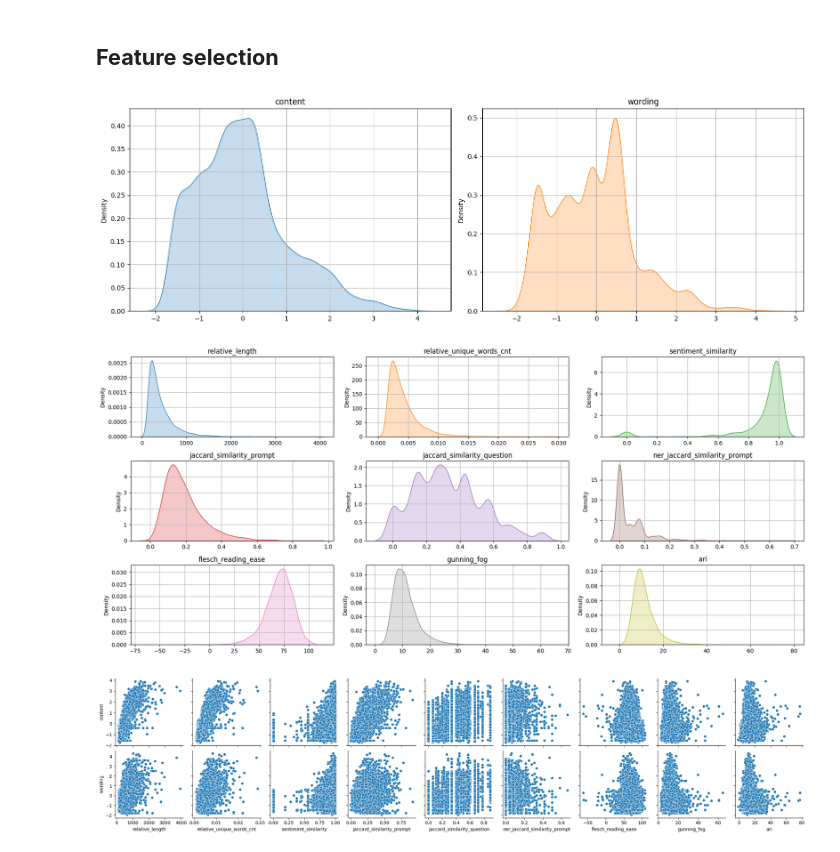
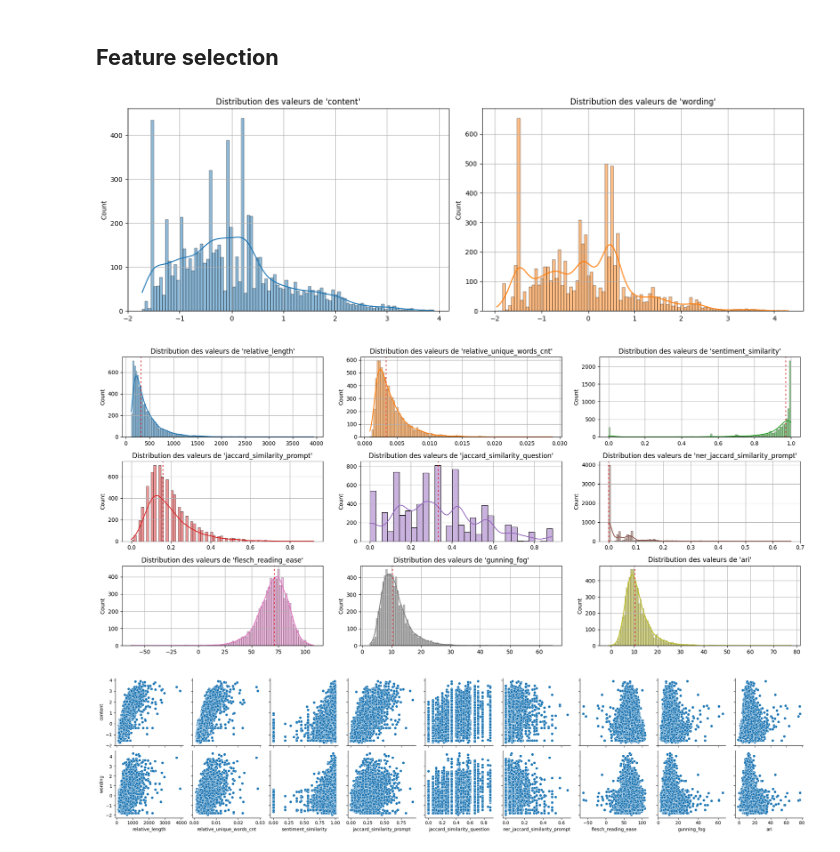
Before and after one commit to Camille9999/Simplon-Certification, a Jupyter notebook: amelioration_projet/feature_engineering.ipynb, the cells around one changed output. Drawn from its saved outputs; the diff is of its cells as text; code cells hidden in the pictures.

```diff
--- a/amelioration_projet/feature_engineering.ipynb
+++ b/amelioration_projet/feature_engineering.ipynb
@@ -296,31 +296,32 @@ TARGETS = ['content', 'wording']
 # %%
 fig, axs = plt.subplots(1, 2, figsize=(15, 5))
 
 for i, target in enumerate(TARGETS):
-    sns.kdeplot(df_train_summaries[target], fill=True, color=f'C{i}', ax=axs[i])
+    sns.histplot(df_train_summaries[target], bins=100, kde=True, fill=True, color=f'C{i}', ax=axs[i])
     axs[i].set_xlabel("")
-    axs[i].set_title(target)
+    axs[i].set_title(f"Distribution des valeurs de '{target}'")
     axs[i].grid()
 
 plt.tight_layout()
 plt.show()
 # %% [output]
-[figure, old version]
+[figure, new version]
 # %%
 fig, axs = plt.subplots(3, 3, figsize=(18,8))
 
 for i, feature in enumerate(FEATURES):
     row = i // 3
     col = i % 3
-    sns.kdeplot(df_train_summaries[feature], fill=True, color=f'C{i}', ax=axs[row, col])
-    axs[row, col].set_title(feature)
+    sns.histplot(df_train_summaries[feature], fill=True, kde=True, color=f'C{i}', ax=axs[row, col],)
+    axs[row, col].axvline(df_train_summaries[feature].median(), color='C3', linestyle='--', dashes=(2,3), label=f'Q50 ({round(df_train_summaries[feature].median(),3)})')
+    axs[row, col].set_title(f"Distribution des valeurs de '{feature}'")
     axs[row, col].grid()
     axs[row, col].set_xlabel('')
 
 plt.tight_layout()
 plt.show()
 # %% [output]
-[figure, old version]
+[figure, new version]
 # %%
 sns.pairplot(df_train_summaries[TARGETS + FEATURES], x_vars=FEATURES, y_vars=TARGETS);
 # %% [output]
```
Also changed, not shown: parts of 20 cells of this notebook, 25 other files.
